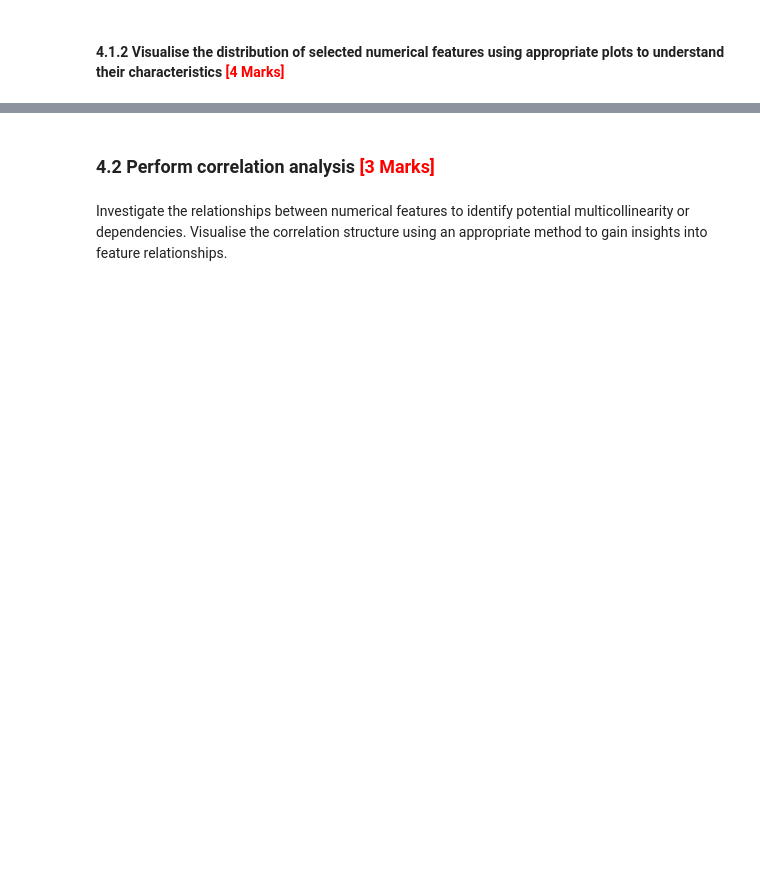
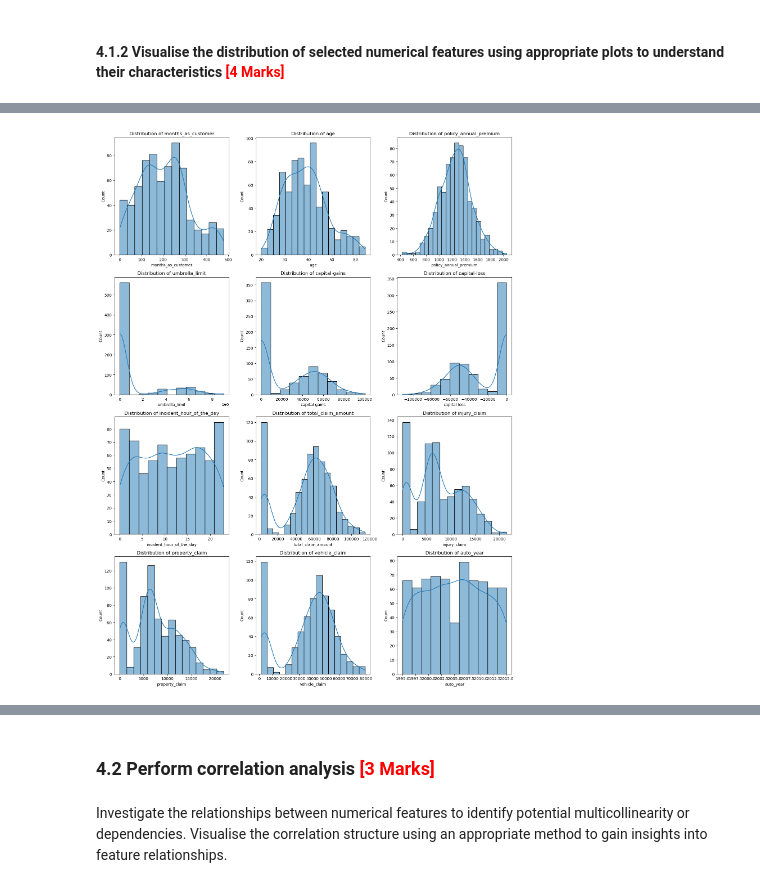
Before and after one commit to VFulara/Fraudulent-Claim-Detection, a Jupyter notebook: Fraudulent_Claim_Detection_Starter.ipynb, the cells around one changed output, grey strips where cells are left out. Drawn from its saved outputs; the diff is of its cells as text; code cells hidden in the pictures; blank space fills up the shorter version.

```diff
--- a/Fraudulent_Claim_Detection_Starter.ipynb
+++ b/Fraudulent_Claim_Detection_Starter.ipynb
@@ -516,0 +564,7 @@ y_val.reset_index(drop=True, inplace=True)
+# %%
+# some numerical columns have very less unique values, so we can treat them as categorical columns
+numerical_categorical_cols = ['witnesses', 'bodily_injuries', 'number_of_vehicles_involved', 'policy_deductable']
+
+# Update numerical_cols by removing the columns which are treated as categorical
+numerical_cols = [col for col in numerical_cols if col not in numerical_categorical_cols]
+numerical_cols
@@ -516,0 +584,4 @@ y_val.reset_index(drop=True, inplace=True)
+# %%
+plot_numerical_distributions(X_train, numerical_cols)
+# %% [output]
+[figure, added]
```
Also changed, not shown: parts of 16 cells of this notebook.
